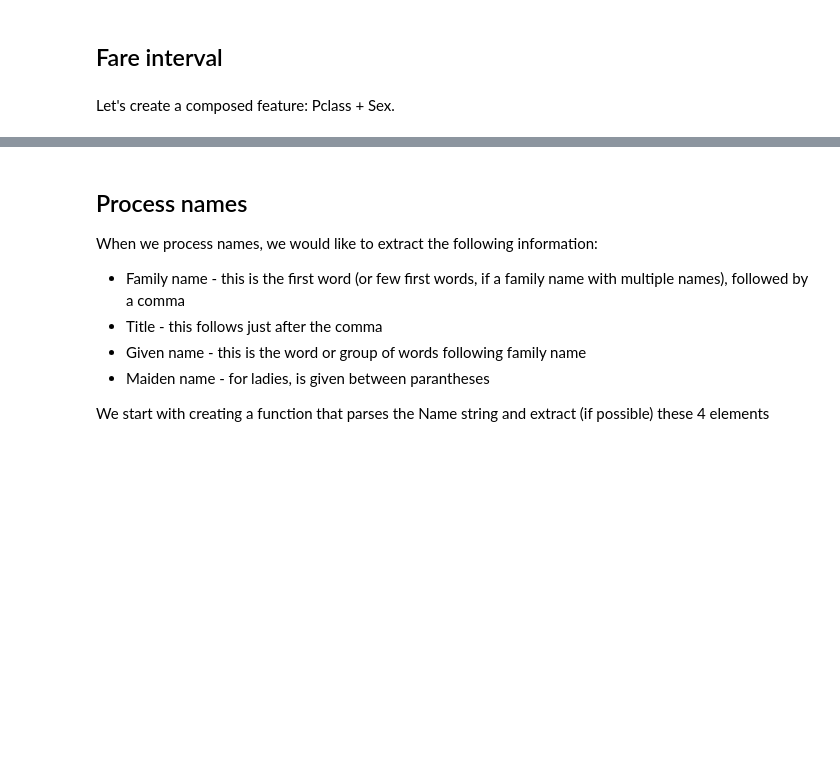
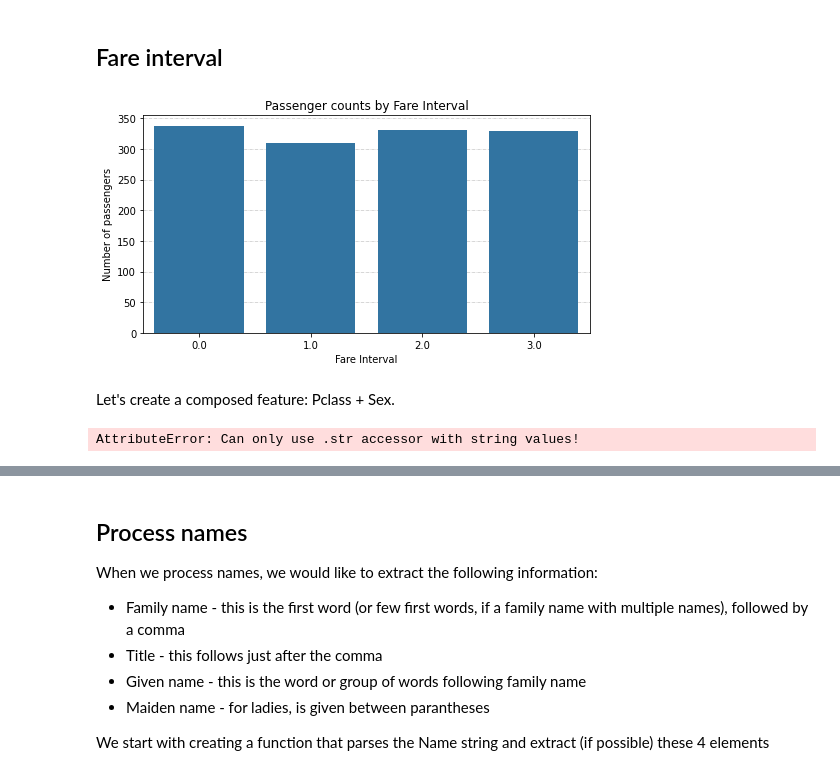
Before and after one commit to isabelBackes/ps1_ex4_nb_to_repo, a Jupyter notebook: Titanic Data Journey.ipynb, the cells around one changed output, grey strips where cells are left out. Saved outputs shown, nothing was run; the diff lists cells and outputs as text; code cells hidden in the pictures; blank space fills up the shorter version.

```diff
--- a/Titanic Data Journey.ipynb
+++ b/Titanic Data Journey.ipynb
@@ -289,10 +286,4 @@ all_df.loc[ all_df['Age'] > 64, 'Age Interval'] = 4
 # %%
-# TODO: turn into function
-train_df["Age Interval"] = 0.0
-train_df.loc[train_df['Age'] <= 16, 'Age Interval']  = 0
-train_df.loc[(train_df['Age'] > 16) & (train_df['Age'] <= 32), 'Age Interval'] = 1
-train_df.loc[(train_df['Age'] > 32) & (train_df['Age'] <= 48), 'Age Interval'] = 2
-train_df.loc[(train_df['Age'] > 48) & (train_df['Age'] <= 64), 'Age Interval'] = 3
-train_df.loc[ train_df['Age'] > 64, 'Age Interval'] = 4
+train_df = feature.add_age_interval(train_df)
 # %%
 all_df.head()
@@ -301,10 +303,5 @@ all_df.head()
 # %% [markdown]
 ## Fare interval
 # %%
-# TODO: turn into function
-all_df['Fare Interval'] = 0.0
-all_df.loc[ all_df['Fare'] <= 7.91, 'Fare Interval'] = 0
-all_df.loc[(all_df['Fare'] > 7.91) & (all_df['Fare'] <= 14.454), 'Fare Interval'] = 1
-all_df.loc[(all_df['Fare'] > 14.454) & (all_df['Fare'] <= 31), 'Fare Interval']   = 2
-all_df.loc[ all_df['Fare'] > 31, 'Fare Interval'] = 3
+all_df = feature.add_fare_interval(all_df)
 # %%
@@ -317,8 +309,13 @@ train_df.loc[ train_df['Fare'] > 31, 'Fare Interval'] = 3
 # %%
 # Plot count pairs using all_df for the column "Fare Interval"
+plot_utils.plot_counts(all_df, column="Fare Interval")
+plt.show()
+# %% [output]
+[figure, added]
 # %% [markdown]
 Let's create a composed feature: Pclass + Sex.
 # %%
-# TODO: turn into function
-train_df["Sex_Pclass"] = train_df.apply(lambda row: row['Sex'][0].upper() + "_C" + str(row["Pclass"]), axis=1)
+train_df = feature.add_sex_pclass(train_df)
+# %% [output]
+AttributeError: Can only use .str accessor with string values!
 # %%
```
Also changed, not shown: parts of 43 cells of this notebook, 3 other files.
